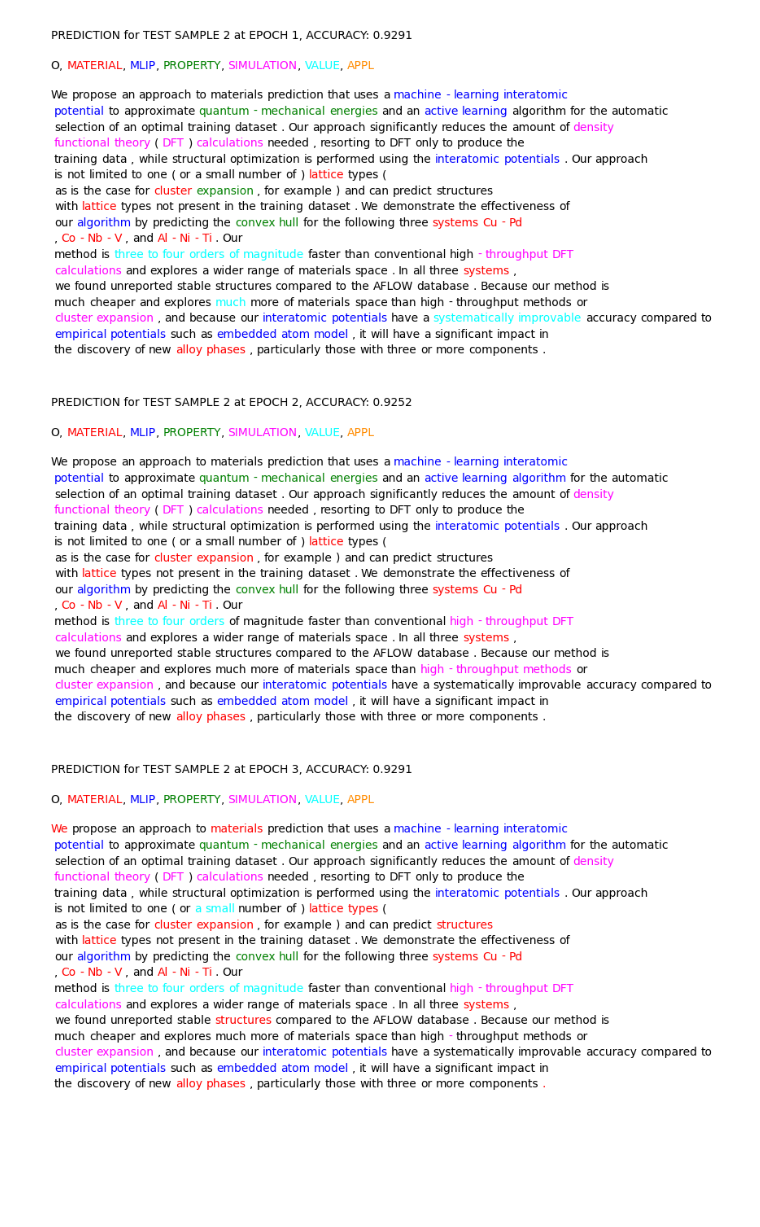
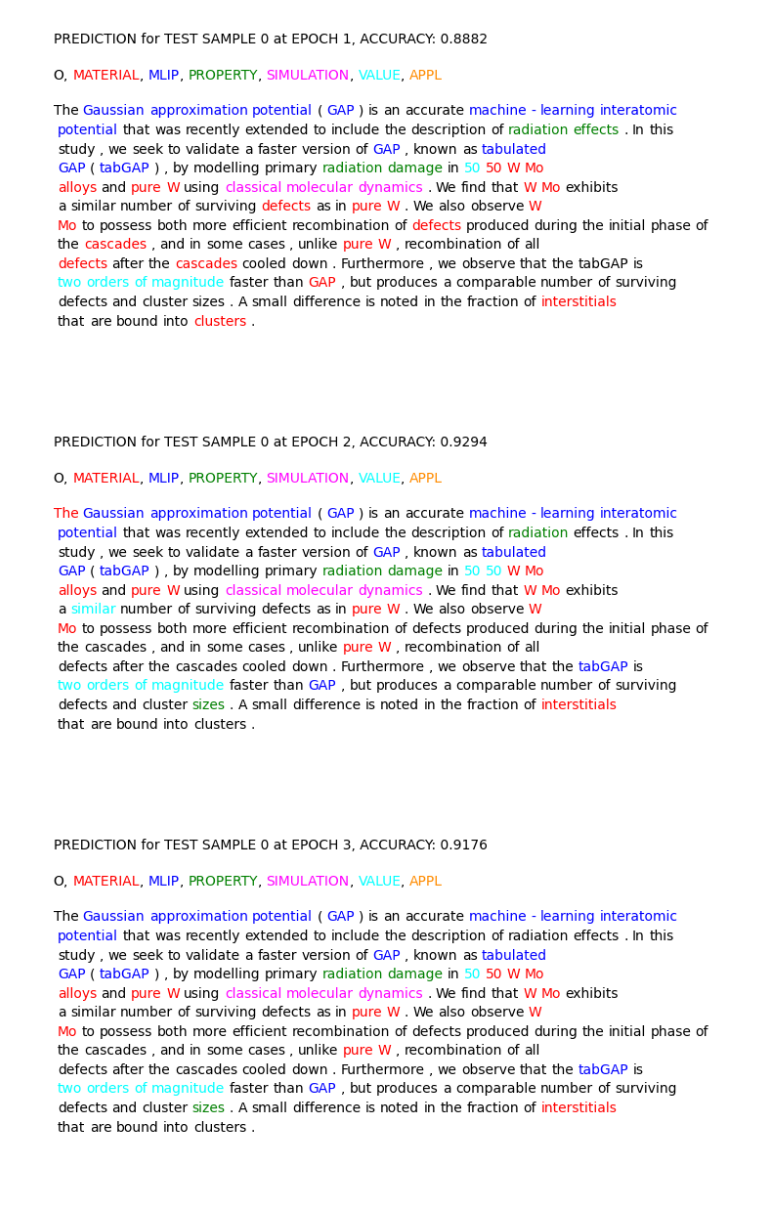
Before and after one commit to BOWENmeZHENG/Bert-NER, a Jupyter notebook: viz_prev.ipynb, the cells around one changed output. Saved outputs shown, nothing was run; the diff lists cells and outputs as text; code cells hidden in the pictures; blank space fills up the shorter version.

```diff
--- a/viz_prev.ipynb
+++ b/viz_prev.ipynb
@@ -29,0 +25,18 @@ for item in os.listdir('saved_models/'):
+# %%
+model_name = '2024-04-09_n_0_b_1_s_2_l_512_w_[0.3, 1.0, 1.0, 0.5, 1.0, 1.0, 1.0]_l_0.0001'
+epoch_dump = 2
+sample_dump = 0
+sample_file_dump = f'saved_models/{model_name}/{model_name}_e_{epoch_dump}_test_{sample_dump}.json'
+with open(sample_file_dump) as f_dump:
+    for j_dump in f_dump:
+        record_dump = json.loads(j_dump)
+words_dump, pred_dump = record_dump['words'], record_dump['pred']
+# %%
+CLASSES = ['O', 'MATERIAL', 'MLIP', 'PROPERTY', 'SIMULATION', 'VALUE', 'APPL']
+info = {'MATERIAL': [], 'MLIP': [], 'PROPERTY': [], 'SIMULATION': [], 'VALUE': [], 'APPL': []}
+for i, p in enumerate(pred_dump):
+    if p != 0:
+        info[CLASSES[p]].append(words_dump[i])
+# print(info)
+for k, v in info.items():
+    print(k, v)
@@ -30,9 +50,9 @@ for item in os.listdir('saved_models/'):
 # %%
 # Load and visualize previous test data
-model_name = '2024-04-10_n_0_b_1_s_222_l_512_w_[0.3, 1.0, 1.0, 0.5, 1.0, 1.0, 1.0]_l_0.0001'
+model_name = '2024-04-09_n_0_b_1_s_2_l_512_w_[0.3, 1.0, 1.0, 0.5, 1.0, 1.0, 1.0]_l_0.0001'
 plot_labels = False
-epochs = [1, 2, 3, 4, 5, 6]
-sample_ids = [2]
+epochs = [1, 2, 3]
+sample_ids = [0]
 for epoch in epochs:
     for sample_id in sample_ids:
         sample_file = f'saved_models/{model_name}/{model_name}_e_{epoch}_test_{sample_id}.json'
@@ -47,33 +67,33 @@ for epoch in epochs:
         accuracy = counts / len(record['pred'])
 
         colors = ['black', 'red', 'blue', 'green', 'magenta', 'cyan', 'darkorange']
         word_list_marked = ['<' + w + '>' for w in record['words']]
         markers_labels = [{"color": colors[i]} for i in record['labels']]
         markers_pred = [{"color": colors[i]} for i in record['pred']]
         j = 0
         for i in range(len(record['words'])):
             if (i + 1) % 15 == 0:
                 word_list_marked.insert(i + j, '\n')
                 j += 1
 
         fig, ax = plt.subplots()
         ax.set_axis_off()
         HighlightText(x=0., y=1.0, s=f'PREDICTION for TEST SAMPLE {sample_id} at EPOCH {epoch}, ACCURACY: {accuracy:.4f}', ax=ax)
         HighlightText(x=0., y=0.9, s='<O>, <MATERIAL>, <MLIP>, <PROPERTY>, <SIMULATION>, <VALUE>, <APPL>',
                       highlight_textprops=[{"color": c} for c in colors], ax=ax)
         HighlightText(x=0., y=0.8, s=' '.join(word_list_marked),
                       highlight_textprops=markers_pred, ax=ax)
         plt.show()
 if plot_labels:
     fig, ax = plt.subplots()
     ax.set_axis_off()
     HighlightText(x=0., y=1.0, s='Labels', ax=ax)
     HighlightText(x=0., y=0.9, s='<O>, <MATERIAL>, <MLIP>, <PROPERTY>, <SIMULATION>, <VALUE>, <APPL>',
                   highlight_textprops=[{"color": c} for c in colors], ax=ax)
     HighlightText(x=0., y=0.8, s=' '.join(word_list_marked),
                   highlight_textprops=markers_labels, ax=ax)
     plt.show()
 # %% [output]
-[figure, old version]
+[figure, new version]
-[figure, old version]
+[figure, new version]
-[figure, old version]
+[figure, new version]
```
Also changed, not shown: parts of 5 cells of this notebook, 4 other files.
